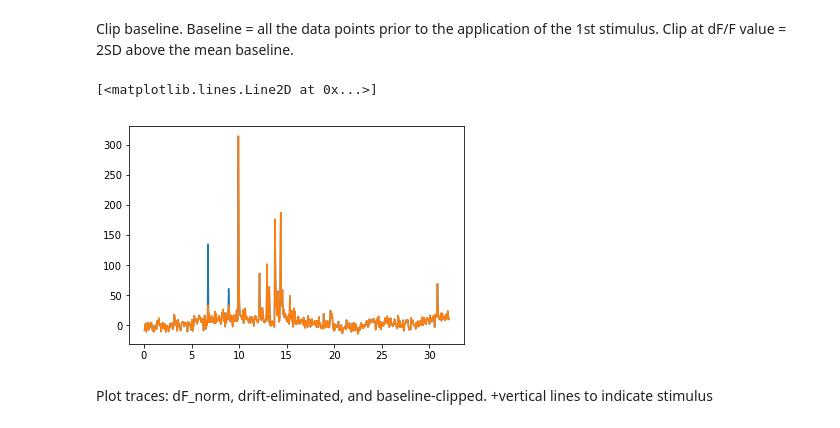
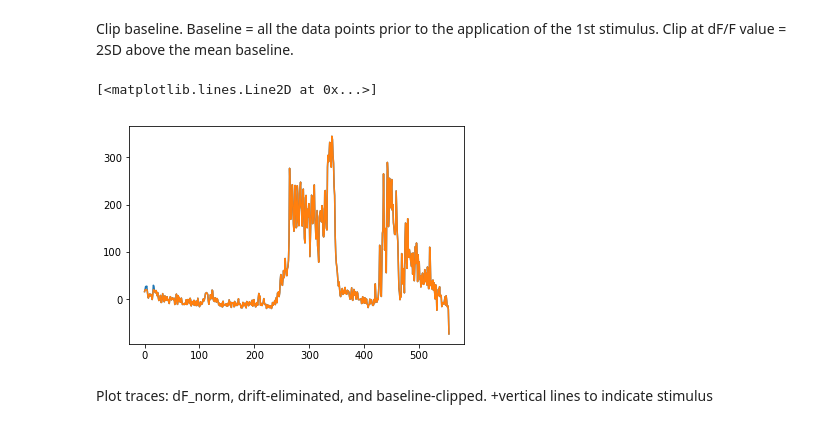
Before and after one commit to antopolskiy/fluorescence_analysis, a Jupyter notebook: main.ipynb, the cells around one changed output. Saved outputs shown, nothing was run; the diff lists cells and outputs as text; code cells hidden in the pictures.

```diff
--- a/main.ipynb
+++ b/main.ipynb
@@ -140,0 +139,11 @@ dF = pd.read_excel('Calcium imaging datasets.xlsx',skiprows=13,header=0,index_co
+# %%
+# fname = 'data/data_format_example.xlsx'
+fname = 'data/S005.xlsx'
+dF = pd.read_excel(fname, header=None, usecols='B:ZZZ').T
+
+params = pd.read_excel(fname, sheet_name=1, header=None, usecols='A:B', dtype=object)
+# transform parameters from DataFrame to dict
+params = params.set_index(0).to_dict()[1]
+# execute strings, if possible (helps parse lists and possibly other data types)
+params = {k:eval_str(v) for k,v in params.items()}
+params
@@ -155,16 +202,15 @@ exclude_cells_list = [52]
 # %%
-dF = exclude_cells(dF, exclude_cells_list)
+dF = exclude_cells(dF, params['exclude_cells_list'])
 
 cell_num = dF.shape[0]
 frame_num = dF.shape[1]
-frames = np.arange(frame_num)
-time = frames*frame_dur/60 # time in min
+time = np.arange(frame_num)*params['frame_dur']/60 # time in min
 # %%
 check_similar_traces(dF, 0.5)
 # %% [markdown]
 Normalize on background
 # %%
-dF_norm, bg_mean = normalize_on_background(dF,n_frames_in_background)
+dF_norm, bg_mean = normalize_on_background(dF, params['n_frames_in_background'])
 # %% [markdown]
 Eliminate drift
 # %% [markdown]
@@ -199,15 +243,16 @@ dF_norm_no_drift =
 # %% [markdown]
 Clip baseline. Baseline = all the data points prior to the application of the 1st stimulus. Clip at dF/F value = 2SD above the mean baseline.
 # %%
-# %debug
 dF_norm_clipped = dF_norm.copy()
-dF_norm_clipped.iloc[:,:stim_frames[0]] = clip_backgroud(dF_norm.iloc[:,:stim_frames[0]], 2)
+dF_norm_clipped.iloc[:,:params['n_frames_in_background']] = \
+    clip_backgroud(dF_norm.iloc[:,:params['n_frames_in_background']], params['baseline_clip_std'])
 # %%
-plt.plot(dF_norm.loc[0])
-plt.plot(dF_norm_clipped.loc[0])
+i = 16
+plt.plot(dF_norm.loc[i])
+plt.plot(dF_norm_clipped.loc[i])
 # %% [output]
 [<matplotlib.lines.Line2D at 0x...>]
-[figure, old version]
+[figure, new version]
 # %% [markdown]
 Plot traces: dF_norm, drift-eliminated, and baseline-clipped. +vertical lines to indicate stimulus
 # %%
```
Also changed, not shown: parts of 16 cells of this notebook, 4 other files.
